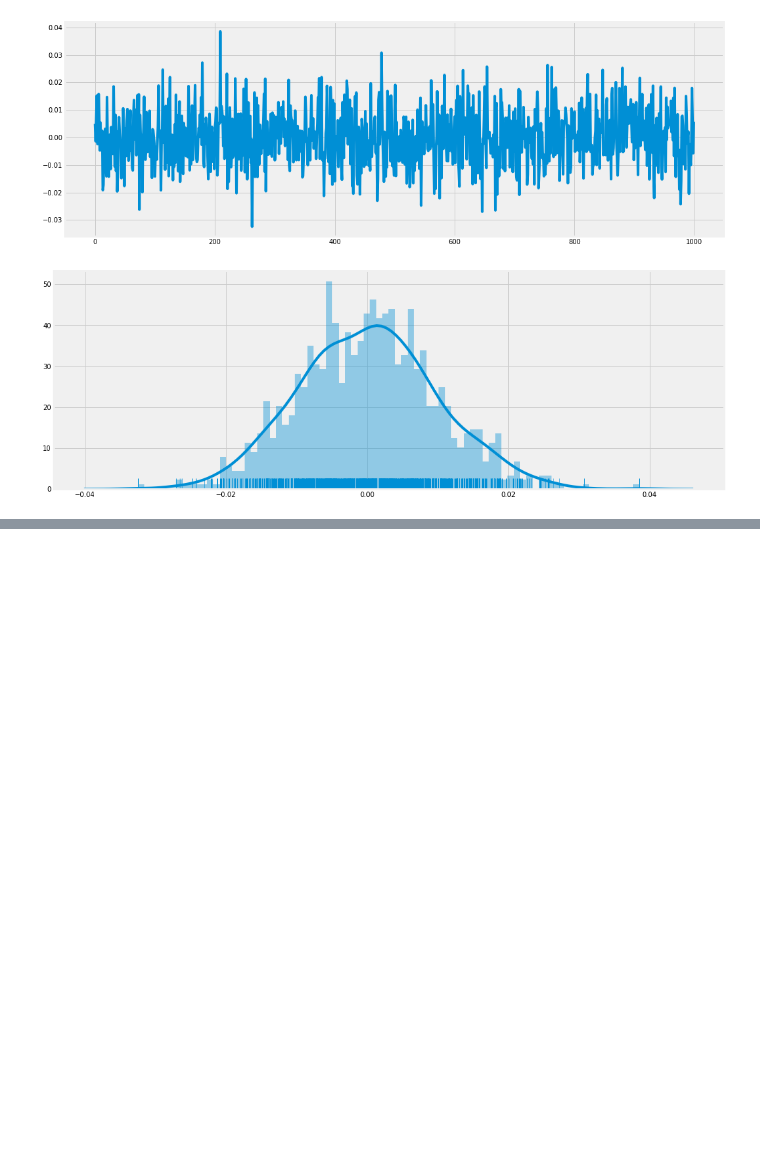
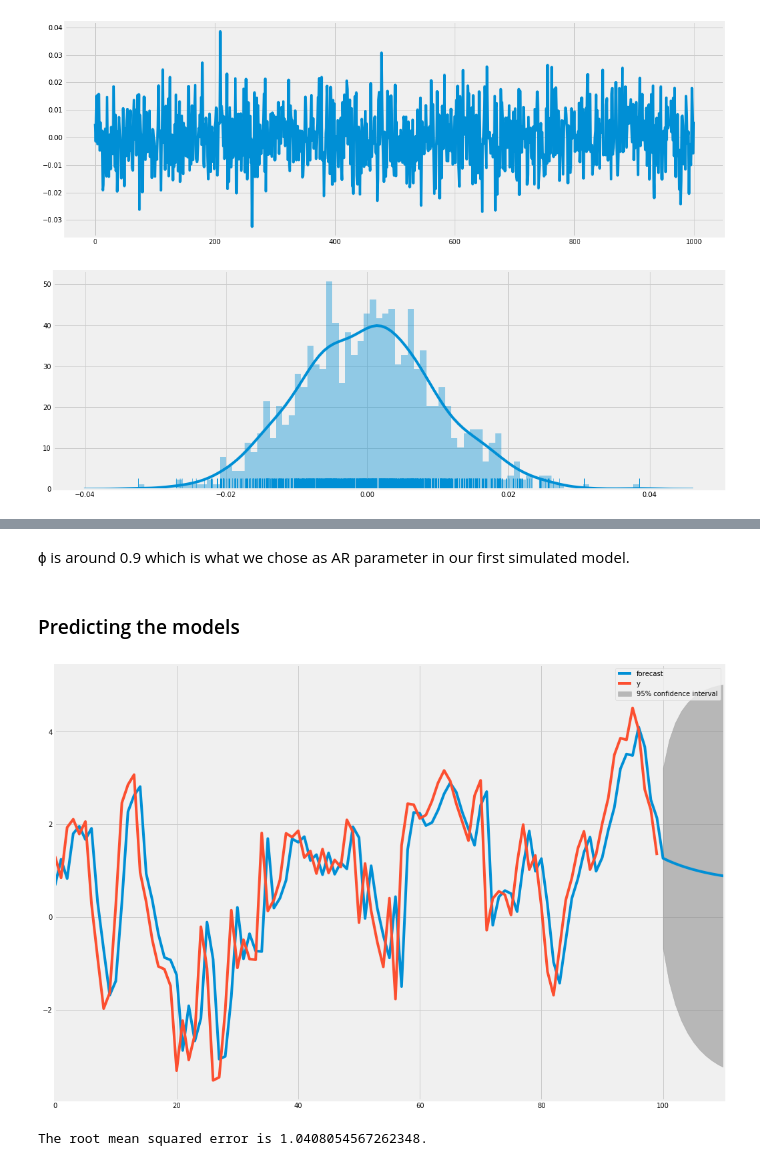
Before and after one commit to suhyun-cho/study, a Jupyter notebook: Time-Series/Time-series_reference.ipynb, the cells around one changed output, grey strips where cells are left out. Saved outputs shown, nothing was run; the diff lists cells and outputs as text; code cells hidden in the pictures; blank space fills up the shorter version.

```diff
--- a/Time-Series/Time-series_reference.ipynb
+++ b/Time-Series/Time-series_reference.ipynb
@@ -651,0 +742,5 @@ plt.show()
+# %%
+model = ARMA(sim1, order=(1,0))
+result = model.fit()
+print(result.summary())
+print("μ={} ,ϕ={}".format(result.params[0],result.params[1]))
@@ -651,0 +765,15 @@ plt.show()
+# %% [markdown]
+ϕ is around 0.9 which is what we chose as AR parameter in our first simulated model.
+# %% [markdown]
+### Predicting the models
+# %%
+# Predicting simulated AR(1) model
+result.plot_predict(start=900, end=1010)
+plt.show()
+# %% [output]
+[figure, added]
+# %%
+rmse = math.sqrt(mean_squared_error(sim1[900:1011], result.predict(start=900,end=999)))
+print("The root mean squared error is {}.".format(rmse))
+# %% [output]
+The root mean squared error is 1.0408054567262348.
```
Also changed, not shown: parts of 37 cells of this notebook.
